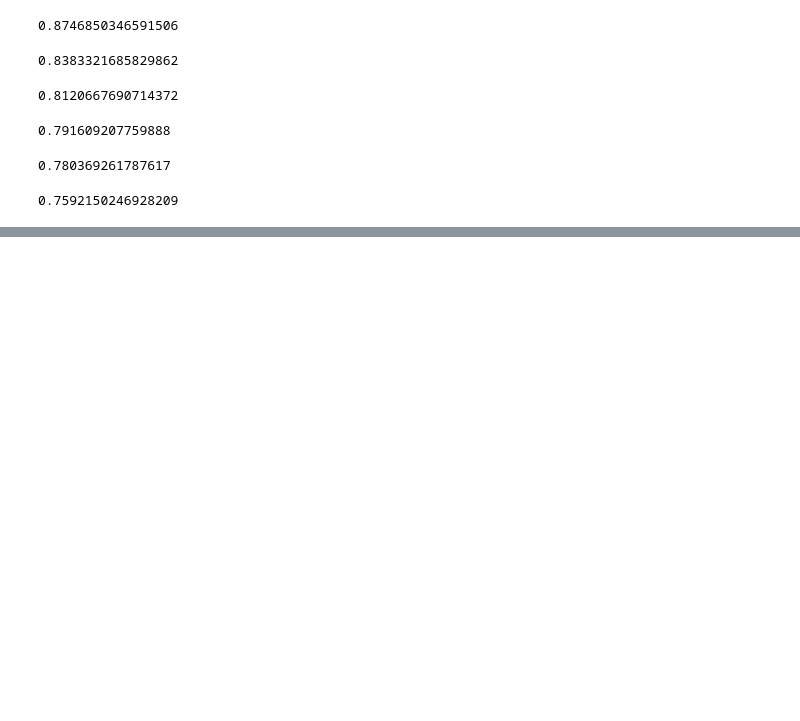
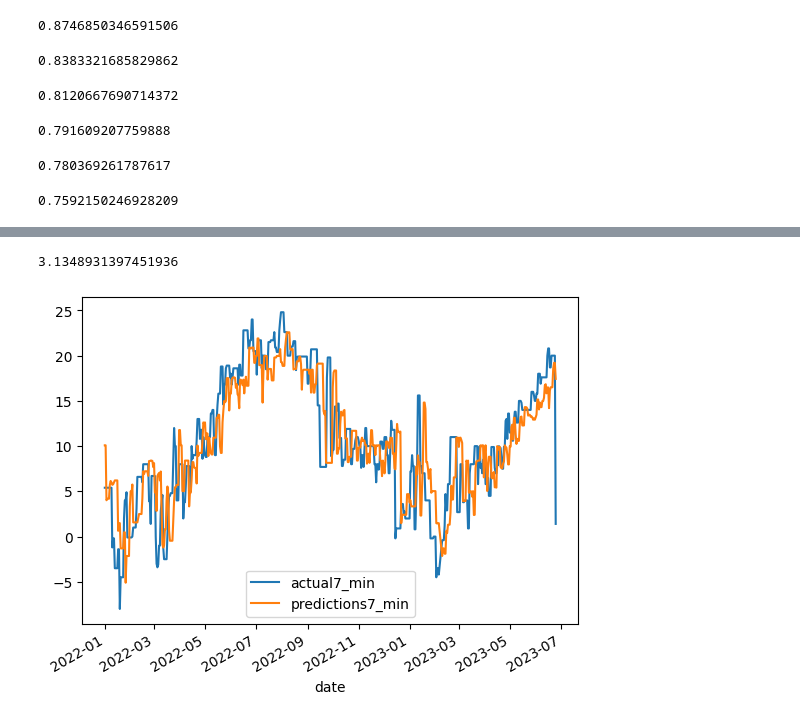
Before and after one commit to congiants/Temperature_Predictor, a Jupyter notebook: Temprature_predictor/temprature_predictor.ipynb, the cells around one changed output, grey strips where cells are left out. Drawn from its saved outputs; the diff is of its cells as text; code cells hidden in the pictures; blank space fills up the shorter version.

```diff
--- a/Temprature_predictor/temprature_predictor.ipynb
+++ b/Temprature_predictor/temprature_predictor.ipynb
@@ -908,0 +932,6 @@ score7_max
+# %%
+combined7_min.plot()
+error7_min
+# %% [output]
+3.1348931397451936
+[figure, added]
```
Also changed, not shown: parts of 17 cells of this notebook.
